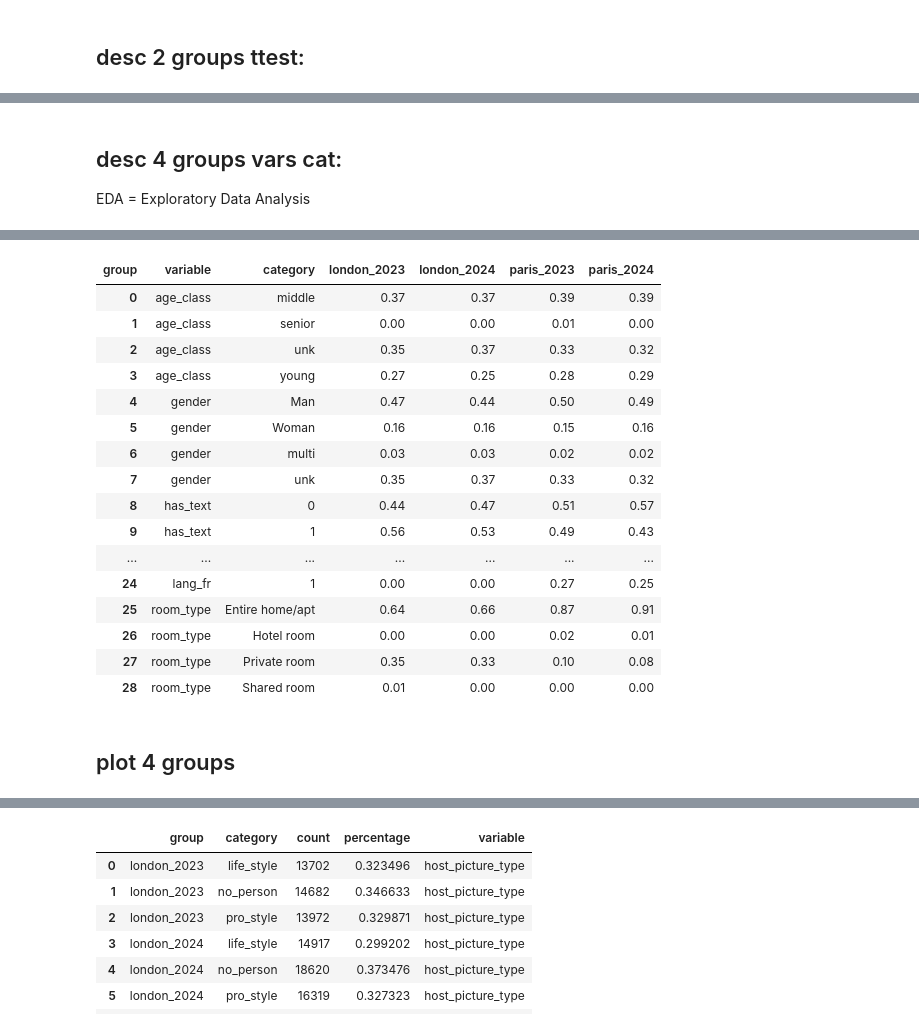
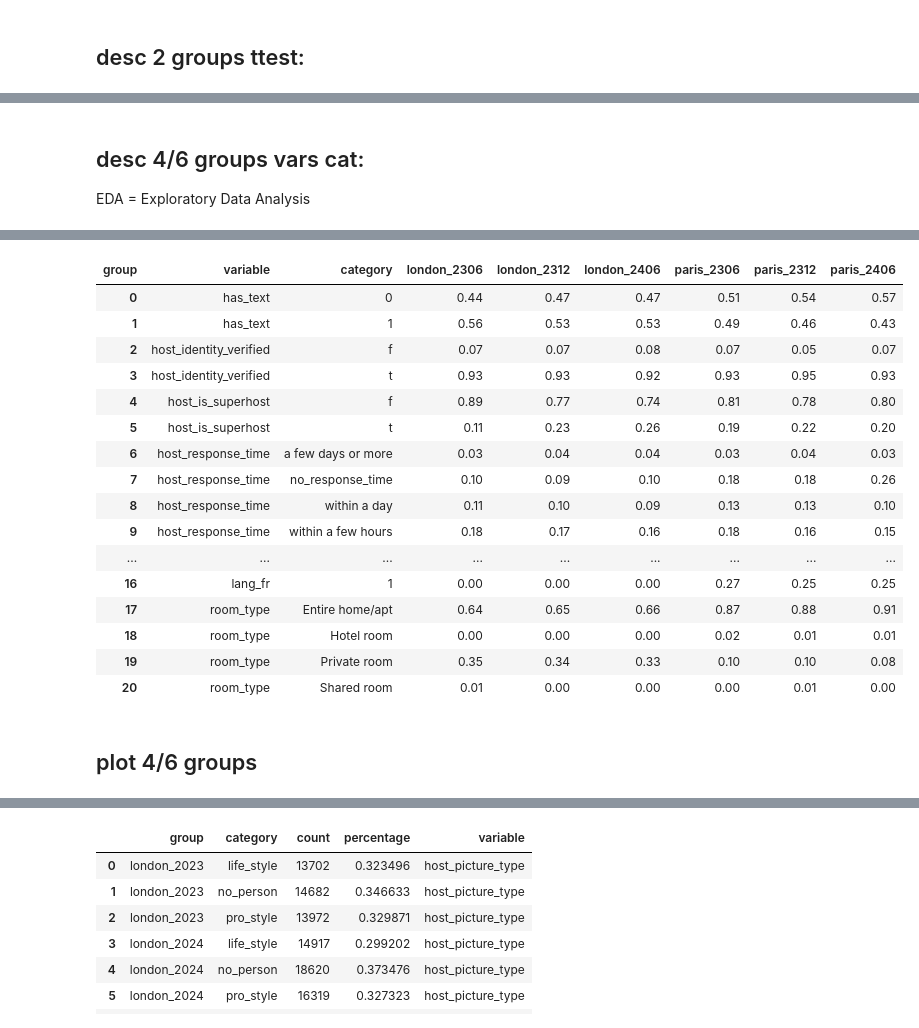
Before and after one commit to yeliu-dh/SelfPresentation_Multimodal_airbnb, a Jupyter notebook: D_stat/test_desc.ipynb, the cells around one changed output, grey strips where cells are left out. Cells and saved outputs as stored; diff of their text form; code cells hidden in the pictures.

```diff
--- a/D_stat/test_desc.ipynb
+++ b/D_stat/test_desc.ipynb
@@ -38,7 +38,7 @@ print(len(x_vars))
 # %% [output]
 31
 # %%
-path_df="../data_processed\listings_tactics_bio_vis-paris_london-2306_2406_ols.csv"
+path_df="../data_processed\listings_tactics-paris_london-2306_2312_2406.csv"
 df=pd.read_csv(path_df)
 print(df.shape)
 # %% [output]
@@ -309,30 +91,0 @@ strong multicollinearity or other numerical problems.
-# %%
-# event study: 2312 pretrend, 2406 jo
-df_all[['time','in_paris']].value_counts()
-df=df_all.copy()
-# df['in_2312']=df['time'].apply(lambda x : 1 if x==2312 else 0)
-# df['in_2406']=df['time'].apply(lambda x : 1 if x==2406 else 0)
-# print(df['in_2312'].value_counts())
-# print(df['in_2406'].value_counts())
-
-
-
-formula= ("booking_rate_l90d ~ C(host_identity_verified)  + review_scores_rating + has_rating +"
-        "number_of_reviews_ltm + "
-        "C(host_is_superhost) +"
-        "years_since_host + professional_host + "
-        "host_response_rate +  +C(host_response_time)+"
-        "has_text + lang_en + lang_fr + text_length+"
-        "price   + C(room_type) + C(instant_bookable) + availability_90+"
-        "in_paris * C(time)"
-        # "in_paris * in_2312 + "
-        # "in_paris * in_2406 "
-)
-
-
-model = smf.ols(
-    formula,
-    data=df
-).fit()
-# cov_type='cluster', cov_kwds={'groups': df['listing_id']}
-print(model.summary())
@@ -459,10 +154,10 @@ vars_ctrl_cat=[
 
 
 ##
-df=df
+df_stats=df.copy()
 cols_to_check=vars_ctrl_num #+tactics
 
-group_mean_table_ttest(df, cols_to_check, group_col='in_paris',
+group_mean_table_ttest(df_stats, cols_to_check, group_col='in_paris',
                     save=False, output_folder="mod_results", filename_noext=None)
 # %% [output]
 [CHECK] ttest takes only 2 groups! OR go to ANOVA!
@@ -513,5 +208,5 @@ group_mean_table_ttest(df, cols_to_check, group_col='in_2024',
 # %% [markdown]
-## desc 4 groups vars cat:
+## desc 4/6 groups vars cat:
 EDA = Exploratory Data Analysis
 # %%
 def desc_vars_num(df, vars_num):
@@ -656,7 +351,7 @@ vars_ctrl_cat=[
     'host_response_time',
     'room_type',"instant_bookable",
     "has_text", "lang_en","lang_fr",
-    "age_class","gender",
+    # "age_class","gender",
 ]
 
 
@@ -689,20 +384,20 @@ display(df_ctrl_cat)
-| group | variable | category | london_2023 | london_2024 | paris_2023 | paris_2024 |
-| 0 | age_class | middle | 0.37 | 0.37 | 0.39 | 0.39 |
-| 1 | age_class | senior | 0.00 | 0.00 | 0.01 | 0.00 |
-| 2 | age_class | unk | 0.35 | 0.37 | 0.33 | 0.32 |
-| 3 | age_class | young | 0.27 | 0.25 | 0.28 | 0.29 |
-| 4 | gender | Man | 0.47 | 0.44 | 0.50 | 0.49 |
-| 5 | gender | Woman | 0.16 | 0.16 | 0.15 | 0.16 |
-| 6 | gender | multi | 0.03 | 0.03 | 0.02 | 0.02 |
-| 7 | gender | unk | 0.35 | 0.37 | 0.33 | 0.32 |
-| 8 | has_text | 0 | 0.44 | 0.47 | 0.51 | 0.57 |
-| 9 | has_text | 1 | 0.56 | 0.53 | 0.49 | 0.43 |
-| ... | ... | ... | ... | ... | ... | ... |
-| 24 | lang_fr | 1 | 0.00 | 0.00 | 0.27 | 0.25 |
-| 25 | room_type | Entire home/apt | 0.64 | 0.66 | 0.87 | 0.91 |
-| 26 | room_type | Hotel room | 0.00 | 0.00 | 0.02 | 0.01 |
-| 27 | room_type | Private room | 0.35 | 0.33 | 0.10 | 0.08 |
-| 28 | room_type | Shared room | 0.01 | 0.00 | 0.00 | 0.00 |
+| group | variable | category | london_2306 | london_2312 | london_2406 | paris_2306 | paris_2312 | paris_2406 |
+| 0 | has_text | 0 | 0.44 | 0.47 | 0.47 | 0.51 | 0.54 | 0.57 |
+| 1 | has_text | 1 | 0.56 | 0.53 | 0.53 | 0.49 | 0.46 | 0.43 |
+| 2 | host_identity_verified | f | 0.07 | 0.07 | 0.08 | 0.07 | 0.05 | 0.07 |
+| 3 | host_identity_verified | t | 0.93 | 0.93 | 0.92 | 0.93 | 0.95 | 0.93 |
+| 4 | host_is_superhost | f | 0.89 | 0.77 | 0.74 | 0.81 | 0.78 | 0.80 |
+| 5 | host_is_superhost | t | 0.11 | 0.23 | 0.26 | 0.19 | 0.22 | 0.20 |
+| 6 | host_response_time | a few days or more | 0.03 | 0.04 | 0.04 | 0.03 | 0.04 | 0.03 |
+| 7 | host_response_time | no_response_time | 0.10 | 0.09 | 0.10 | 0.18 | 0.18 | 0.26 |
+| 8 | host_response_time | within a day | 0.11 | 0.10 | 0.09 | 0.13 | 0.13 | 0.10 |
+| 9 | host_response_time | within a few hours | 0.18 | 0.17 | 0.16 | 0.18 | 0.16 | 0.15 |
+| ... | ... | ... | ... | ... | ... | ... | ... | ... |
+| 16 | lang_fr | 1 | 0.00 | 0.00 | 0.00 | 0.27 | 0.25 | 0.25 |
+| 17 | room_type | Entire home/apt | 0.64 | 0.65 | 0.66 | 0.87 | 0.88 | 0.91 |
+| 18 | room_type | Hotel room | 0.00 | 0.00 | 0.00 | 0.02 | 0.01 | 0.01 |
+| 19 | room_type | Private room | 0.35 | 0.34 | 0.33 | 0.10 | 0.10 | 0.08 |
+| 20 | room_type | Shared room | 0.01 | 0.00 | 0.00 | 0.00 | 0.01 | 0.00 |
 # %%
 # ---Δ---
 #城市变化
@@ -719,7 +414,7 @@ display(df_ctrl_cat)
 # table[cols] = table[cols].round(2)
 # table
 # %% [markdown]
-## plot 4 groups
+## plot 4/6 groups
 # %%
 df_stats=df
 
```
Also changed, not shown: parts of 26 cells of this notebook, 12 other files.
